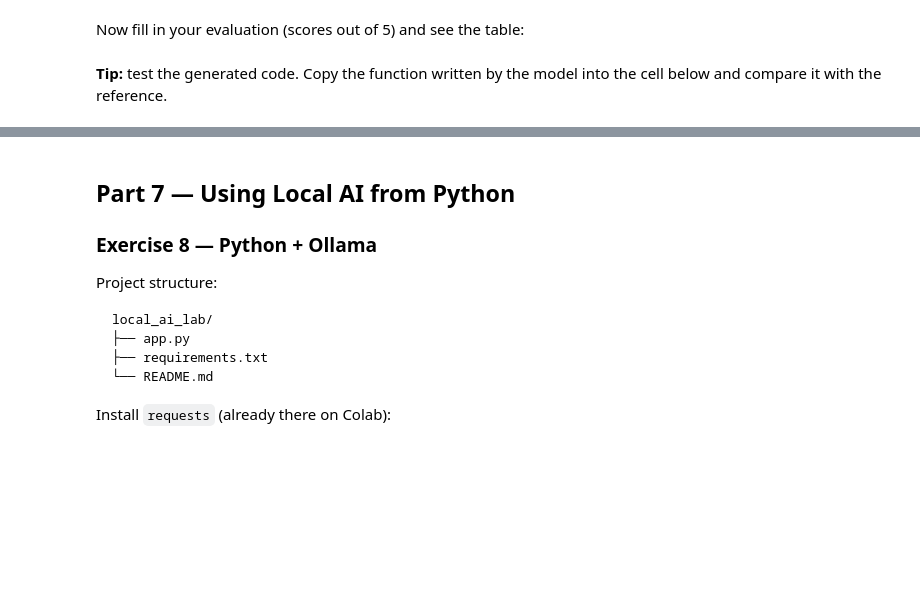
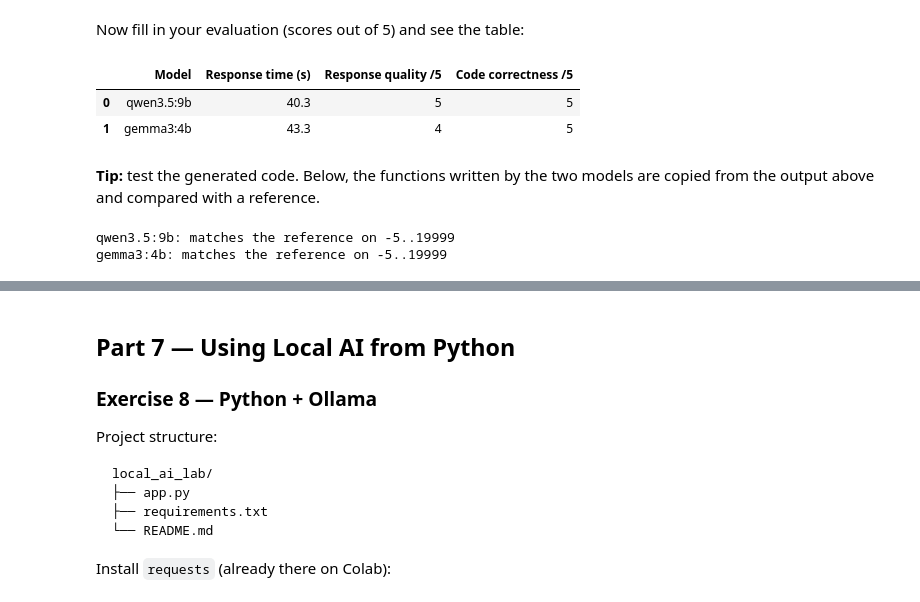
Before and after one commit to yassirtl/Local-AI-Ollama-Lab, a Jupyter notebook: LAB_Local_AI_Ollama.ipynb, the cells around one changed output, grey strips where cells are left out. Saved outputs shown, nothing was run; the diff lists cells and outputs as text; code cells hidden in the pictures; blank space fills up the shorter version.

```diff
--- a/LAB_Local_AI_Ollama.ipynb
+++ b/LAB_Local_AI_Ollama.ipynb
@@ -262,17 +445,21 @@ for m in (MODEL, MODEL2):
 Now fill in your evaluation (scores out of 5) and see the table:
 # %%
 scores = {
-    MODEL:  {"Response quality /5": None, "Code correctness /5": None},
-    MODEL2: {"Response quality /5": None, "Code correctness /5": None},
-}  # <- replace None with your scores
+    MODEL:  {"Response quality /5": 5, "Code correctness /5": 5},
+    MODEL2: {"Response quality /5": 4, "Code correctness /5": 5},
+}
 
 table = pd.DataFrame([
     {"Model": m, "Response time (s)": round(results[m]["wall_s"], 1), **scores[m]}
     for m in (MODEL, MODEL2)
 ])
 table
+# %% [output]
+|  | Model | Response time (s) | Response quality /5 | Code correctness /5 |
+| 0 | qwen3.5:9b | 40.3 | 5 | 5 |
+| 1 | gemma3:4b | 43.3 | 4 | 5 |
 # %% [markdown]
-**Tip:** test the generated code. Copy the function written by the model into the cell below and compare it with the reference.
+**Tip:** test the generated code. Below, the functions written by the two models are copied from the output above and compared with a reference.
 # %%
 def is_prime_reference(n: int) -> bool:
     if n < 2: return False
@@ -284,10 +471,42 @@ def is_prime_reference(n: int) -> bool:
         i += 2
     return True
 
-# Paste the model's function below, then:
-# candidate = is_prime
-# assert all(candidate(n) == is_prime_reference(n) for n in range(-5, 2000)), "Incorrect!"
-# print("candidate matches the reference on -5..2000")
+# function written by qwen3.5:9b (docstring shortened)
+def is_prime_qwen(n: int) -> bool:
+    """Determine whether a number is prime."""
+    if n < 2:
+        return False
+    if n == 2:
+        return True
+    if n % 2 == 0:
+        return False
+
+    # Check for odd divisors up to the square root of n
+    limit = int(n ** 0.5) + 1
+    for i in range(3, limit, 2):
+        if n % i == 0:
+            return False
+
+    return True
+
+# function written by gemma3:4b (docstring shortened, example prints removed)
+def is_prime_gemma(number: int) -> bool:
+    """Determines whether a given number is prime."""
+    if number <= 1:
+        return False  # Numbers less than or equal to 1 are not prime
+
+    for i in range(2, int(number**0.5) + 1):
+        if number % i == 0:
+            return False  # Number is divisible, so it's not prime
+
+    return True  # No divisors found, so the number is prime
+
+for name, candidate in [(MODEL, is_prime_qwen), (MODEL2, is_prime_gemma)]:
+    assert all(candidate(n) == is_prime_reference(n) for n in range(-5, 20000)), f"{name} incorrect!"
+    print(f"{name}: matches the reference on -5..19999")
+# %% [output]
+qwen3.5:9b: matches the reference on -5..19999
+gemma3:4b: matches the reference on -5..19999
 # %% [markdown]
 ### Questions
 Which model is faster? Which produces better code? Which uses more memory? Which would you choose for programming assistance? Is the largest model necessarily the best?
```
Also changed, not shown: parts of 66 cells of this notebook, 1 other file.
